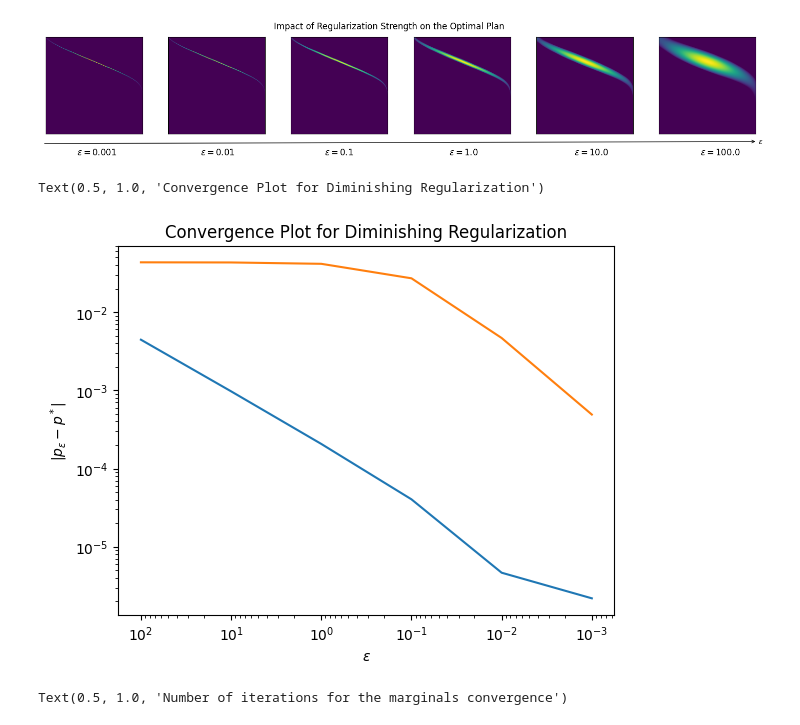
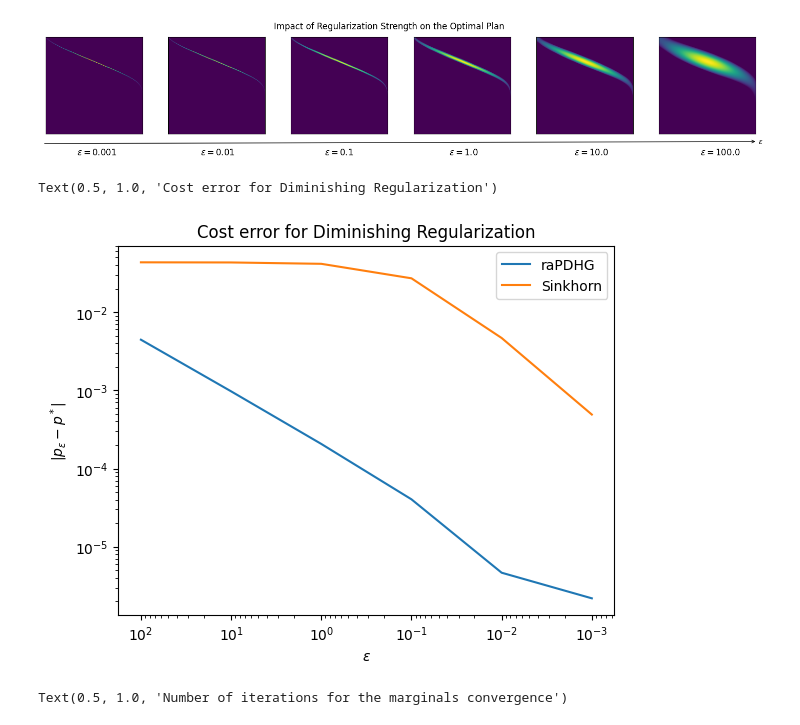
Before and after one commit to AI-Quantum-Research-Group/OT-Jan-2026, a Jupyter notebook: notebooks/quadratic.ipynb, the cells around one changed output. Cells and saved outputs as stored; diff of their text form; code cells hidden in the pictures.

Commit message:
added ax.legened for plot

```diff
--- a/notebooks/quadratic.ipynb
+++ b/notebooks/quadratic.ipynb
@@ -697,20 +697,21 @@ fig.show()
 # %%
 fig, ax = plt.subplots()
 
 vals = np.asarray(vals)
 X = eps_list
 Y1 = np.abs(vals - np.sum(P_star * C))
 Y2= np.abs(vals_sink - np.sum(P_star * C))
 
 ax.loglog(X, Y1, label='raPDHG')
 ax.loglog(X, Y2, label='Sinkhorn')
 ax.invert_xaxis()
+ax.legend()
 ax.set_xlabel(r'$\varepsilon$')
 ax.set_ylabel(r'$|p_\varepsilon - p^* |$')
-ax.set_title('Convergence Plot for Diminishing Regularization')
+ax.set_title('Cost error for Diminishing Regularization')
 # %% [output]
-Text(0.5, 1.0, 'Convergence Plot for Diminishing Regularization')
+Text(0.5, 1.0, 'Cost error for Diminishing Regularization')
-[figure, old version]
+[figure, new version]
 # %%
 fig, ax = plt.subplots()
 
```
